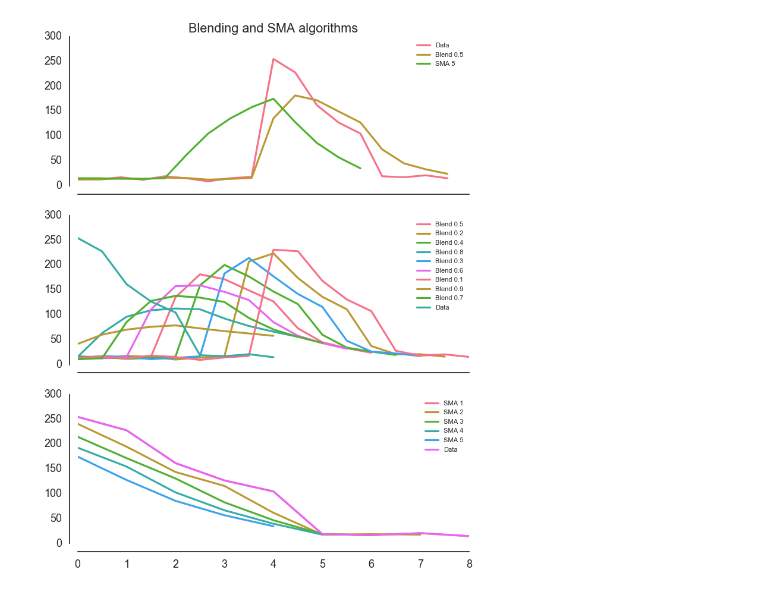
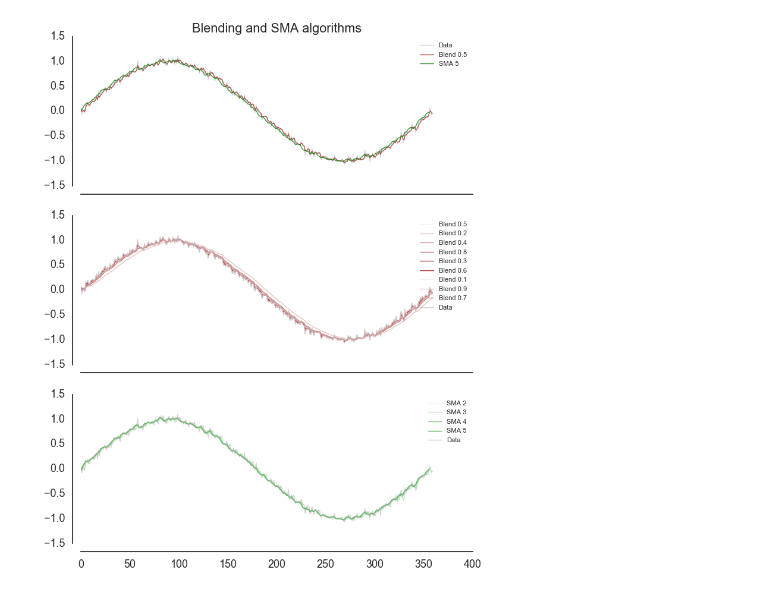
Before and after one commit to bigpow/public-notebook, a Jupyter notebook: compare_filters.ipynb, the cells around one changed output. Cells and saved outputs as stored; diff of their text form; code cells hidden in the pictures.

```diff
--- a/compare_filters.ipynb
+++ b/compare_filters.ipynb
@@ -1,11 +1,14 @@
 # %%
+import numpy as np
+import math
 import matplotlib.pyplot as plt
 import seaborn as sns
 
 
 def filter_blending(values, K):
     """Blending filter fn."""
-    val = values.pop(0)
+    newvalues = list(values)
+    val = newvalues.pop(0)
     blending_values = []
     for i, x in enumerate(values):
         val = K*val + (1-K)*x
@@ -17,54 +20,75 @@ def filter_sma(values, periods):
     sma_values = []
     for i, x in enumerate(values):
         if len(values[i:periods+i]) == periods:
             val = sum(values[i:periods+i])/periods
             sma_values.append(val)
     return sma_values
 
 
+
 if __name__ == "__main__":
     """Comparison"""
-    data = [10,15,13,17,12,19,15,9,15,18,255,228,162,127,105, 19, 17, 21, 15]
+    # Static data
+    static = [10,15,13,17,12,19,15,9,15,18,255,228,162,127,105, 19, 17, 21, 15]
+
+    # Linear + noise data
+    pure = np.linspace(-1, 1, 200)
+    noise = np.random.normal(0, 1, pure.shape)
+    signal = pure + noise
+
+    # Sinewave + noise data
+    sinewave=[]
+    for angle in range(0, 360):
+        sinewave.append(math.sin(math.radians(angle)) + np.random.normal(0, 0.05, 1))
+
+    # Select data to simulate
+#     data = static
+#     data = pure
+#     data = noise
+#     data = signal
+    data = sinewave
 
     sns.set_style("white")
     sns.set_context("talk")
     sns.set_palette("husl")
 
     fig = plt.figure(figsize=(8.5, 11), dpi=100)
 
     ax = fig.add_subplot(3,1,1)
     K = 0.5
     blend = filter_blending(data, K)
     periods = 5
     sma = filter_sma(data, periods)
-    ax_data = ax.plot(data, label="Data")
-    ax_blend = ax.plot(blend, label="Blend "+str(K))
-    ax_sma = ax.plot(sma, label="SMA "+str(periods))
+    ax_data = ax.plot(data, label="Data", color="darkgrey", alpha=0.5, linewidth=1)
+    ax_blend = ax.plot(blend, label="Blend "+str(K), color="brown", alpha=0.8, linewidth=1)
+    ax_sma = ax.plot(sma, label="SMA "+str(periods), color="green", alpha=0.8, linewidth=1)
     ax_title = ax.set_title("Blending and SMA algorithms")
     ax_legend = ax.legend(loc=1, prop={'size': 8})
     ax.axes.get_xaxis().set_visible(False)
 
-    ax2 = fig.add_subplot(3,1,2)
-    K_list = [0.1, 0.2, 0.3, 0.4, 0.5, 0.6, 0.7, 0.8, 0.9]
-    blend_dict = {}
-    for K in K_list:
-        blend_dict[K] = filter_blending(data, K)
-    for key in blend_dict:
-        ax2_blend = ax2.plot(blend_dict[key], label="Blend "+str(key))
-    ax2_data = ax2.plot(data, label="Data")
-    ax2.legend(loc=1, prop={'size': 8})
-    ax2.axes.get_xaxis().set_visible(False)
+    with sns.light_palette("brown"):
+        ax2 = fig.add_subplot(3,1,2)
+        K_list = [0.1, 0.2, 0.3, 0.4, 0.5, 0.6, 0.7, 0.8, 0.9]
+        blend_dict = {}
+        for K in K_list:
+            blend_dict[K] = filter_blending(data, K)
+        for key in blend_dict:
+            ax2_blend = ax2.plot(blend_dict[key], label="Blend "+str(key), linewidth=1)
+        ax2_data = ax2.plot(data, label="Data", color='darkgrey', alpha=0.5, linewidth=1)
+        ax2.legend(loc=1, prop={'size': 8})
+        ax2.axes.get_xaxis().set_visible(False)
 
-    ax3 = fig.add_subplot(3,1,3)
-    p_list = [1, 2, 3, 4, 5]
-    sma_dict = {}
-    for periods in p_list:
-        sma_dict[periods] = filter_sma(data, periods)
-    for key in sma_dict:
-        ax3_sma = ax3.plot(sma_dict[key], label="SMA "+str(key))
-    ax3_data = ax3.plot(data, label="Data")
-    ax3_legend = ax3.legend(loc=1, prop={'size': 8})
+    with sns.light_palette("green"):
+        ax3 = fig.add_subplot(3,1,3)
+        p_list = [2, 3, 4, 5]
+        sma_dict = {}
+        for periods in p_list:
+            sma_dict[periods] = filter_sma(data, periods)
+        for key in sma_dict:
+            ax3_sma = ax3.plot(sma_dict[key], label="SMA "+str(key), linewidth=1)
+        ax3_data = ax3.plot(data, label="Data", color='darkgrey', alpha=0.5, linewidth=1)
+        ax3_legend = ax3.legend(loc=1, prop={'size': 8})
 
     sns.despine(offset=10, trim=True)
 # %% [output]
-[figure, old version]
+[figure, new version]
```
